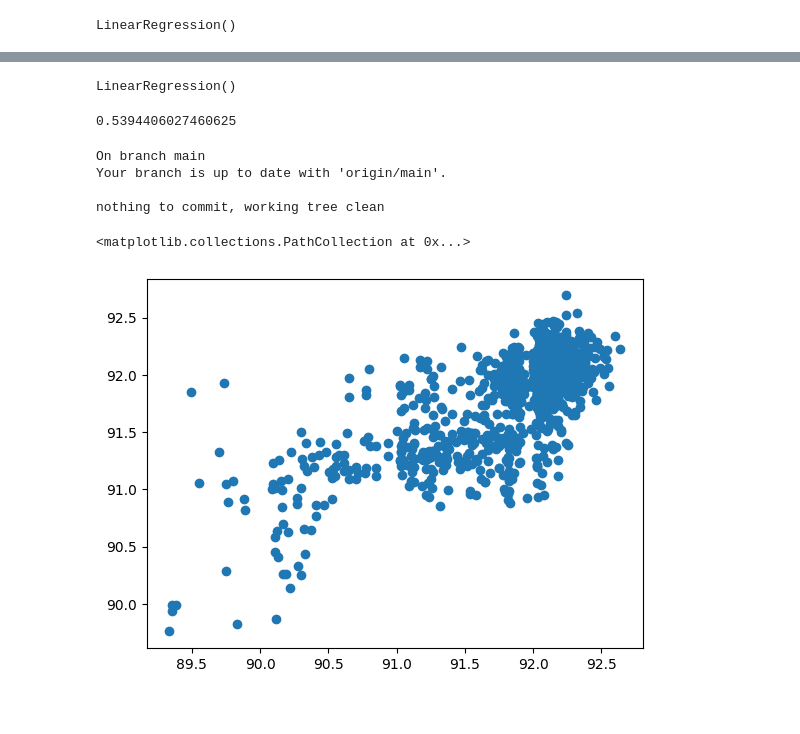
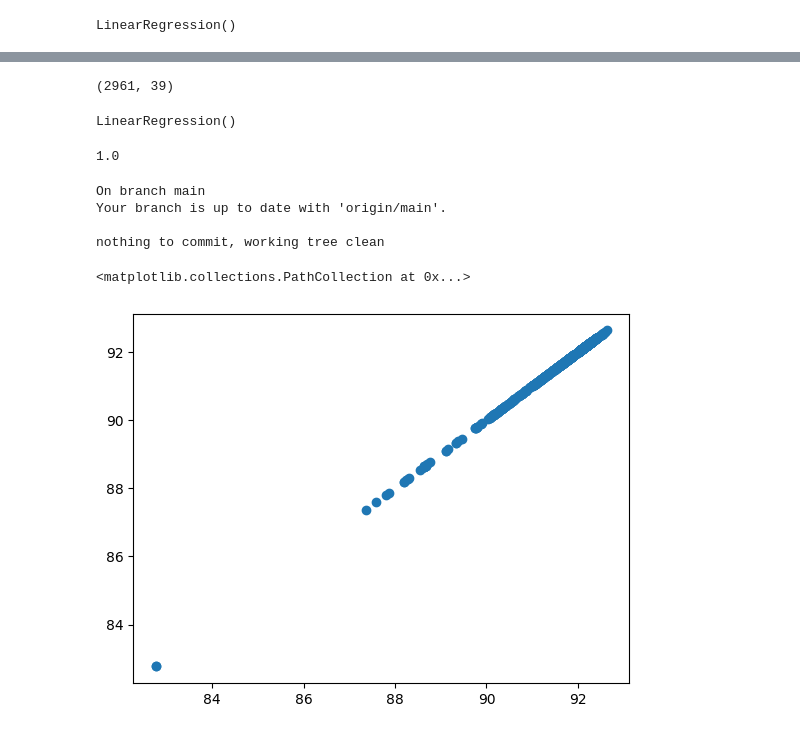
Before and after one commit to shivakshisharma/SIP_Metallisation_Project, a Jupyter notebook: SIP_project_Metallisation_V1_2.ipynb, the cells around one changed output, grey strips where cells are left out. Cells and saved outputs as stored; diff of their text form; code cells hidden in the pictures.

```diff
--- a/SIP_project_Metallisation_V1_2.ipynb
+++ b/SIP_project_Metallisation_V1_2.ipynb
@@ -172,0 +247,2 @@ df.shape
+# %%
+df = df[df.iloc[:, 0] >= 150]
@@ -172,0 +262,3 @@ df.shape
+# %%
+df = df[~((df.iloc[:, 27] < 1.3) | (df.iloc[:, 27] > 3.3))]
+df.shape
@@ -173,12 +267,12 @@ df.shape
 # %%
 new_df=df.copy()
 for i in range(df.shape[1]):
-    mean = statistics.mean(new_df.iloc[:, i])
-    stdv = statistics.stdev(new_df.iloc[:, i])
+    mean = statistics.mean(df.iloc[:, i])
+    stdv = statistics.stdev(df.iloc[:, i])
     ucl = mean + 3 * stdv
     lcl = mean - 3 * stdv
-    outlier_indices = new_df[(new_df.iloc[:, i] < lcl) | (new_df.iloc[:, i] > ucl)].index
-    new_df = new_df.drop(outlier_indices)
+    outlier_indices = df[(df.iloc[:, i] < lcl) | (df.iloc[:, i] > ucl)].index
+    new_df = df.drop(outlier_indices)
 # %%
 new_df.shape
 # %% [output]
@@ -492,6 +620,10 @@ plt.scatter(y_test,pred)
+# %%
+new_df.shape
+# %% [output]
+(2961, 39)
 # %%
-X=new_df.iloc[:,:41]
-y=new_df.iloc[:,41]
+X=new_df.iloc[:,:39]
+y=new_df.iloc[:,38]
 from sklearn.linear_model import LinearRegression
 from sklearn.model_selection import train_test_split
 X_train, X_test, y_train, y_test = train_test_split(X, y, test_size=0.4, random_state=42)
@@ -503,9 +635,9 @@ LinearRegression()
 y_pred=lr.predict(X_test)
 # %%
 from sklearn.metrics import mean_squared_error, r2_score, accuracy_score
-r2_score(y_test,y_pred)
+r2_score(y_pred,y_test)
 # %% [output]
-0.5394406027460625
+1.0
 # %%
 !git add .
 # %%
@@ -516,7 +648,7 @@ Your branch is up to date with 'origin/main'.
 
 nothing to commit, working tree clean
 # %%
-plt.scatter(y_test,y_pred)
+plt.scatter(y_pred,y_test)
 # %% [output]
 <matplotlib.collections.PathCollection at 0x...>
-[figure, old version]
+[figure, new version]
```
Also changed, not shown: parts of 62 cells of this notebook.
